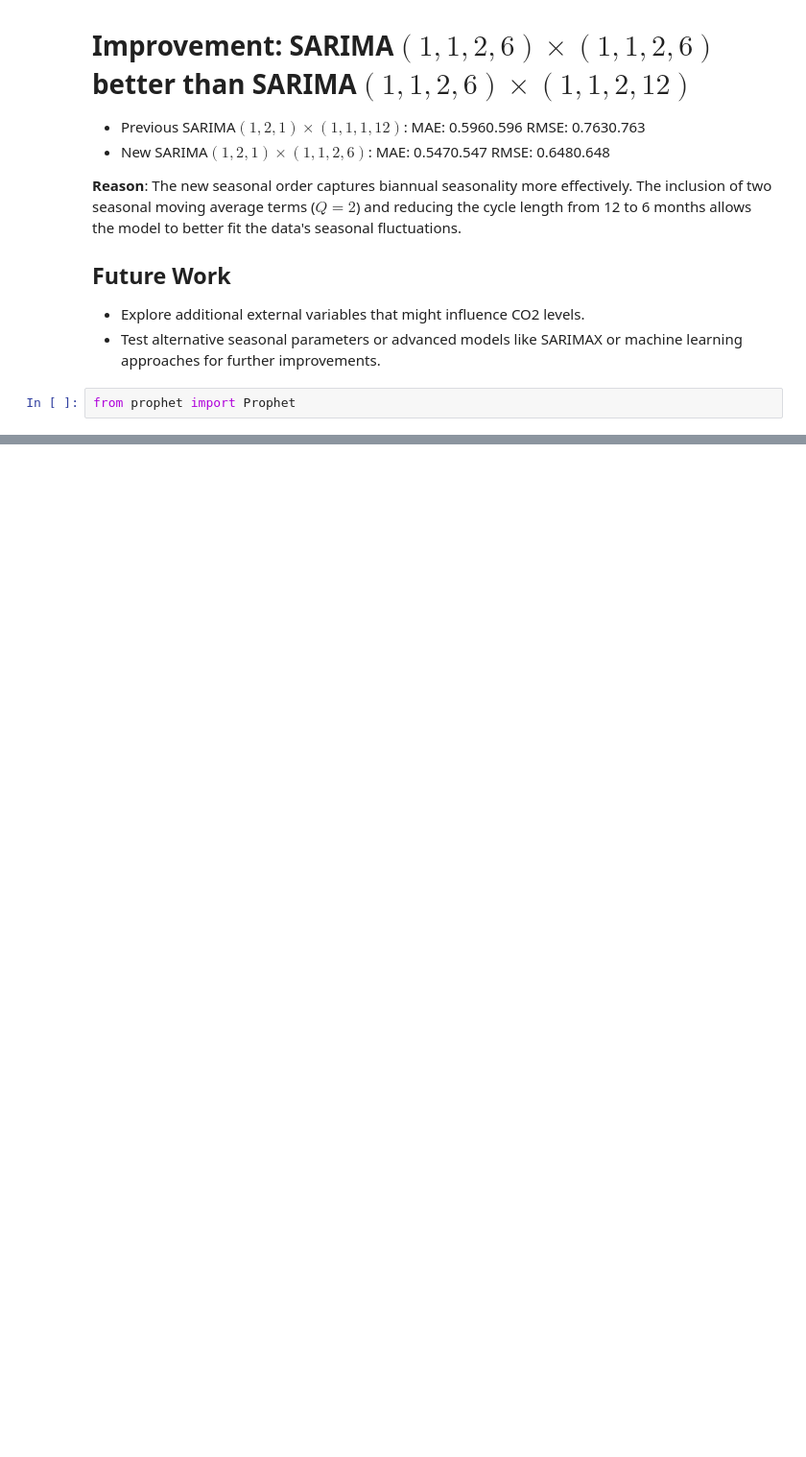
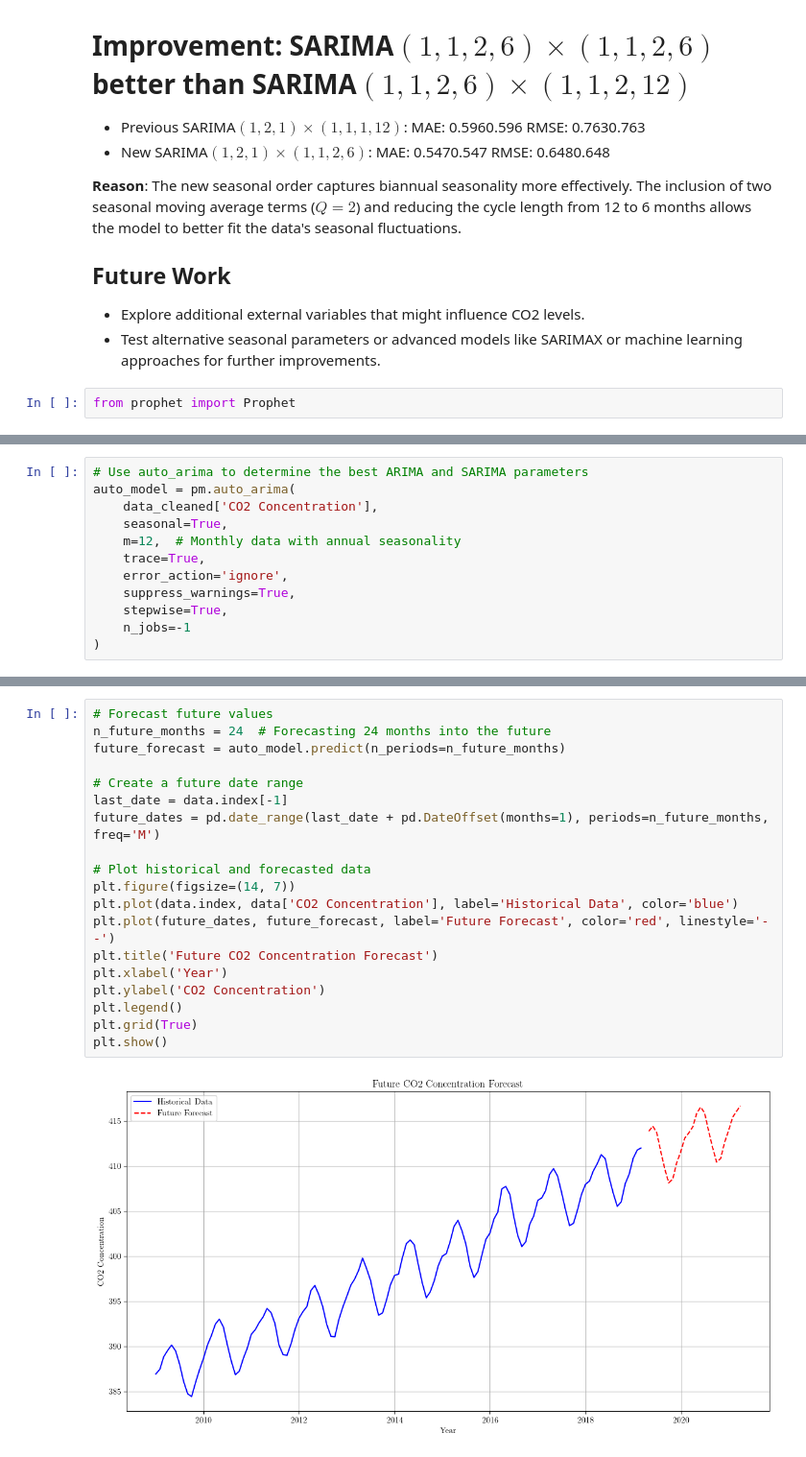
Before and after one commit to arnobmukherjee1988/TimeSeries_Analysis_CO2_emission, a Jupyter notebook: TimeSeries_Analysis_TSLA.ipynb, the cells around one changed output, grey strips where cells are left out. Shown at 96% size. Drawn from its saved outputs; the diff is of its cells as text; blank space fills up the shorter version.

```diff
--- a/TimeSeries_Analysis_TSLA.ipynb
+++ b/TimeSeries_Analysis_TSLA.ipynb
@@ -1029,0 +1093,12 @@ plt.show()
+# %%
+# Use auto_arima to determine the best ARIMA and SARIMA parameters
+auto_model = pm.auto_arima(
+    data_cleaned['CO2 Concentration'],
+    seasonal=True,
+    m=12,  # Monthly data with annual seasonality
+    trace=True,
+    error_action='ignore',
+    suppress_warnings=True,
+    stepwise=True,
+    n_jobs=-1
+)
@@ -1029,0 +1123,21 @@ plt.show()
+# %%
+# Forecast future values
+n_future_months = 24  # Forecasting 24 months into the future
+future_forecast = auto_model.predict(n_periods=n_future_months)
+
+# Create a future date range
+last_date = data.index[-1]
+future_dates = pd.date_range(last_date + pd.DateOffset(months=1), periods=n_future_months, freq='M')
+
+# Plot historical and forecasted data
+plt.figure(figsize=(14, 7))
+plt.plot(data.index, data['CO2 Concentration'], label='Historical Data', color='blue')
+plt.plot(future_dates, future_forecast, label='Future Forecast', color='red', linestyle='--')
+plt.title('Future CO2 Concentration Forecast')
+plt.xlabel('Year')
+plt.ylabel('CO2 Concentration')
+plt.legend()
+plt.grid(True)
+plt.show()
+# %% [output]
+[figure, added]
```
Also changed, not shown: parts of 14 cells of this notebook, 1 other file.
